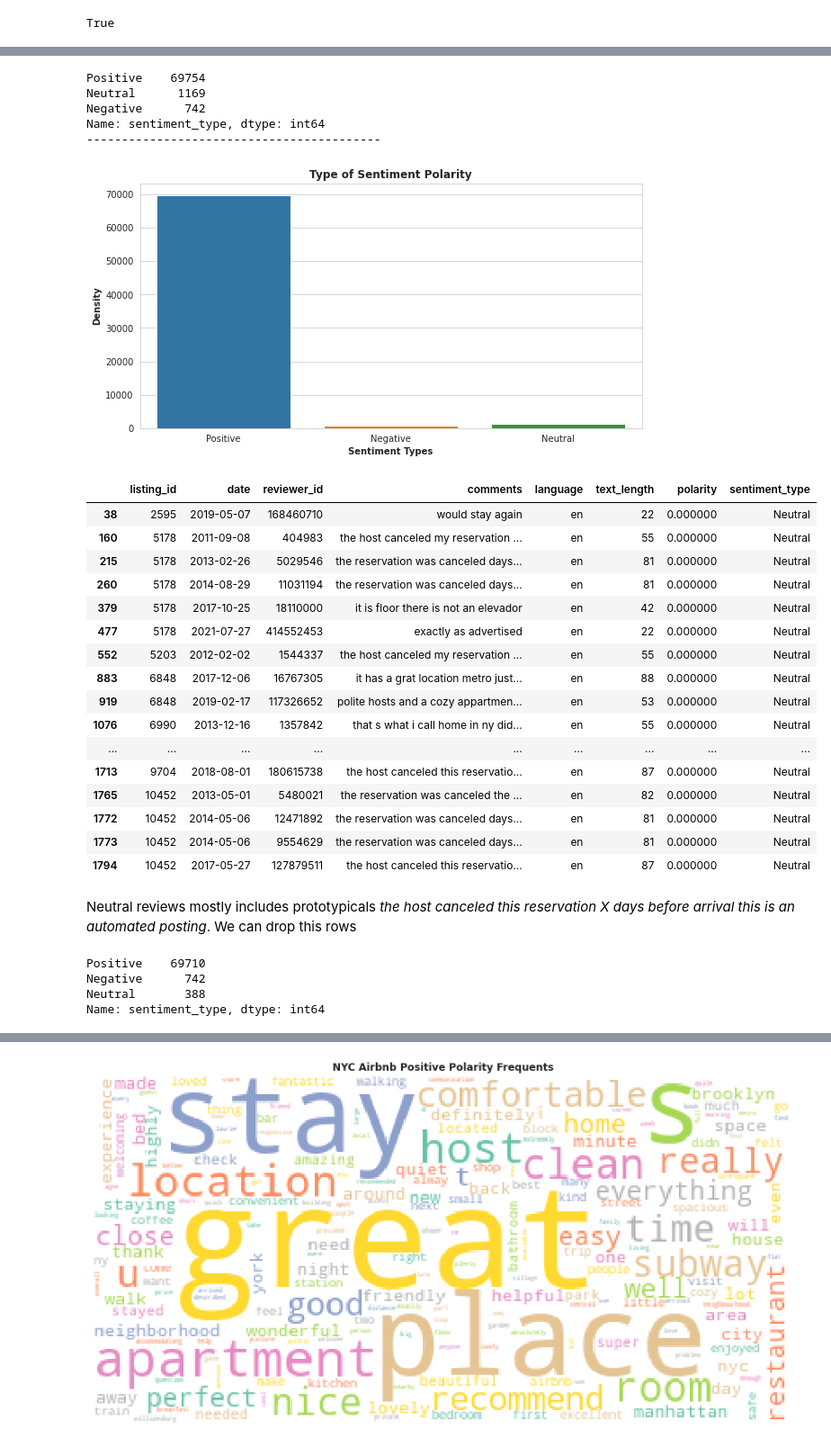
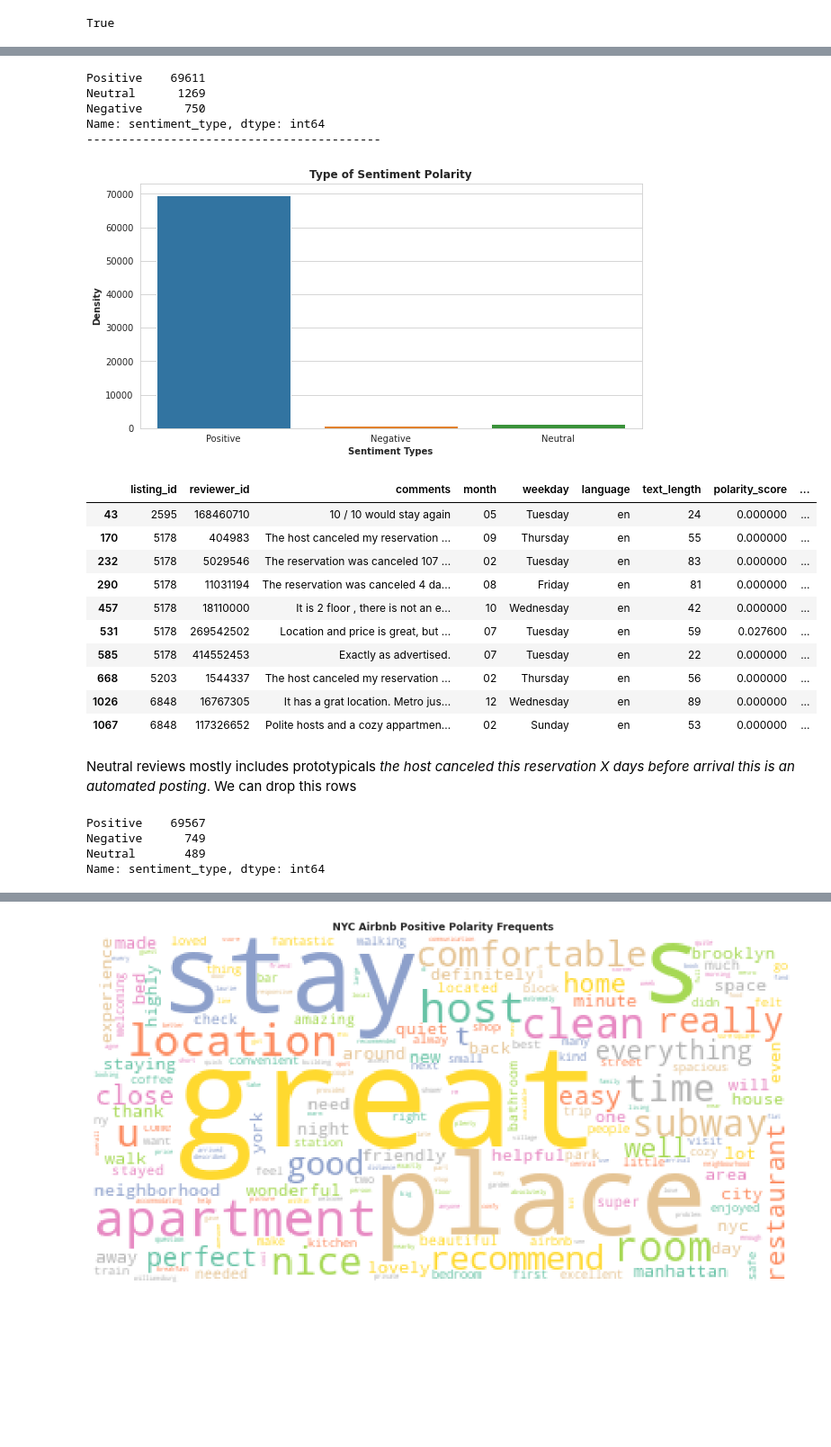
Before and after one commit to kamalova/Airbnb-Recommendation-Engine-NLP, a Jupyter notebook: Sentiment_Analysis.ipynb, the cells around one changed output, grey strips where cells are left out. Shown at 90% size. Drawn from its saved outputs; the diff is of its cells as text; code cells hidden in the pictures; blank space fills up the shorter version.

```diff
--- a/Sentiment_Analysis.ipynb
+++ b/Sentiment_Analysis.ipynb
@@ -73,0 +85,3 @@ dtype: int64
+# %%
+df_reviews['date'] = pd.to_datetime(df_reviews.date)
+df_reviews['weekday'] = df_reviews['date'].dt.day_name()
@@ -74,3 +115,5 @@ dtype: int64
+# %%
+df_reviews.drop(columns=['date','year','days'], inplace=True)
 # %% [markdown]
 #### Preprocessing *Comments* for Sentiment Analysis
 # %%
@@ -367,5 +447,5 @@ sentiment_analyzer(df_reviews['comments'][0])
 compound_polarity= lambda s: (analyzer.polarity_scores(s))['compound']
 # %%
 # Get compound polarity score of all comments
-df_reviews['polarity'] = df_reviews.comments.map(compound_polarity)
+df_reviews['polarity_score'] = df_reviews.comments.map(compound_polarity)
 # %%
@@ -398,12 +478,13 @@ plt.ylabel('Density', fontweight="bold");
 # %%
-# Identify sentiment type
+# Decide sentiment as positive, negative and neutral;
+
 def sentiment_type(df_reviews):
-    if df_reviews['polarity'] > 0:
+    if df_reviews['polarity_score'] >= 0.05:
         val = "Positive"
-    elif df_reviews['polarity'] == 0:
+    elif df_reviews['polarity_score'] <= - 0.05:
+        val = "Negative"
+    else:
         val = "Neutral"
-    else:
-        val = "Negative"
     return val
 
 df_reviews['sentiment_type'] = df_reviews.apply(sentiment_type, axis=1)
@@ -417,32 +498,26 @@ plt.title('Type of Sentiment Polarity', fontweight="bold")
 plt.xlabel('Sentiment Types', fontweight="bold")
 plt.ylabel('Density', fontweight="bold");
 # %% [output]
-Positive    69754
-Neutral      1169
-Negative      742
+Positive    69611
+Neutral      1269
+Negative      750
 Name: sentiment_type, dtype: int64
 ------------------------------------------
 [figure]
 # %%
-df_reviews[df_reviews['sentiment_type']=='Neutral'][:20].style.bar(subset=['polarity'],align='mid', color=['#d65f5f', '#5fba7d'])
+df_reviews[df_reviews['sentiment_type']=='Neutral'][:10].style.bar(subset=['polarity_score'],align='mid', color=['#d65f5f', '#5fba7d'])
 # %% [output]
-|  | listing_id | date | reviewer_id | comments | language | text_length | polarity | sentiment_type |
-| 38 | 2595 | 2019-05-07 | 168460710 | would stay again | en | 22 | 0.000000 | Neutral |
-| 160 | 5178 | 2011-09-08 | 404983 | the host canceled my reservation ... | en | 55 | 0.000000 | Neutral |
-| 215 | 5178 | 2013-02-26 | 5029546 | the reservation was canceled days... | en | 81 | 0.000000 | Neutral |
-| 260 | 5178 | 2014-08-29 | 11031194 | the reservation was canceled days... | en | 81 | 0.000000 | Neutral |
-| 379 | 5178 | 2017-10-25 | 18110000 | it is floor there is not an elevador | en | 42 | 0.000000 | Neutral |
-| 477 | 5178 | 2021-07-27 | 414552453 | exactly as advertised | en | 22 | 0.000000 | Neutral |
-| 552 | 5203 | 2012-02-02 | 1544337 | the host canceled my reservation ... | en | 55 | 0.000000 | Neutral |
-| 883 | 6848 | 2017-12-06 | 16767305 | it has a grat location metro just... | en | 88 | 0.000000 | Neutral |
-| 919 | 6848 | 2019-02-17 | 117326652 | polite hosts and a cozy appartmen... | en | 53 | 0.000000 | Neutral |
-| 1076 | 6990 | 2013-12-16 | 1357842 | that s what i call home in ny did... | en | 55 | 0.000000 | Neutral |
-| ... | ... | ... | ... | ... | ... | ... | ... | ... |
-| 1713 | 9704 | 2018-08-01 | 180615738 | the host canceled this reservatio... | en | 87 | 0.000000 | Neutral |
-| 1765 | 10452 | 2013-05-01 | 5480021 | the reservation was canceled the ... | en | 82 | 0.000000 | Neutral |
-| 1772 | 10452 | 2014-05-06 | 12471892 | the reservation was canceled days... | en | 81 | 0.000000 | Neutral |
-| 1773 | 10452 | 2014-05-06 | 9554629 | the reservation was canceled days... | en | 81 | 0.000000 | Neutral |
-| 1794 | 10452 | 2017-05-27 | 127879511 | the host canceled this reservatio... | en | 87 | 0.000000 | Neutral |
+|  | listing_id | reviewer_id | comments | month | weekday | language | text_length | polarity_score | ... |
+| 43 | 2595 | 168460710 | 10 / 10 would stay again | 05 | Tuesday | en | 24 | 0.000000 | ... |
+| 170 | 5178 | 404983 | The host canceled my reservation ... | 09 | Thursday | en | 55 | 0.000000 | ... |
+| 232 | 5178 | 5029546 | The reservation was canceled 107 ... | 02 | Tuesday | en | 83 | 0.000000 | ... |
+| 290 | 5178 | 11031194 | The reservation was canceled 4 da... | 08 | Friday | en | 81 | 0.000000 | ... |
+| 457 | 5178 | 18110000 | It is 2 floor , there is not an e... | 10 | Wednesday | en | 42 | 0.000000 | ... |
+| 531 | 5178 | 269542502 | Location and price is great, but ... | 07 | Tuesday | en | 59 | 0.027600 | ... |
+| 585 | 5178 | 414552453 | Exactly as advertised. | 07 | Tuesday | en | 22 | 0.000000 | ... |
+| 668 | 5203 | 1544337 | The host canceled my reservation ... | 02 | Thursday | en | 56 | 0.000000 | ... |
+| 1026 | 6848 | 16767305 | It has a grat location. Metro jus... | 12 | Wednesday | en | 89 | 0.000000 | ... |
+| 1067 | 6848 | 117326652 | Polite hosts and a cozy appartmen... | 02 | Sunday | en | 53 | 0.000000 | ... |
 # %% [markdown]
 Neutral reviews  mostly includes prototypicals *the host canceled this reservation X days before arrival this is an automated posting*. We can drop this rows
 # %%
@@ -452,8 +527,8 @@ df_reviews =  df_reviews[df_reviews["comments"].str.contains("canceled")==False]
 # %%
 df_reviews.sentiment_type.value_counts()
 # %% [output]
-Positive    69710
-Negative      742
-Neutral       388
+Positive    69567
+Negative      749
+Neutral       489
 Name: sentiment_type, dtype: int64
 # %%
```
Also changed, not shown: parts of 30 cells of this notebook.
